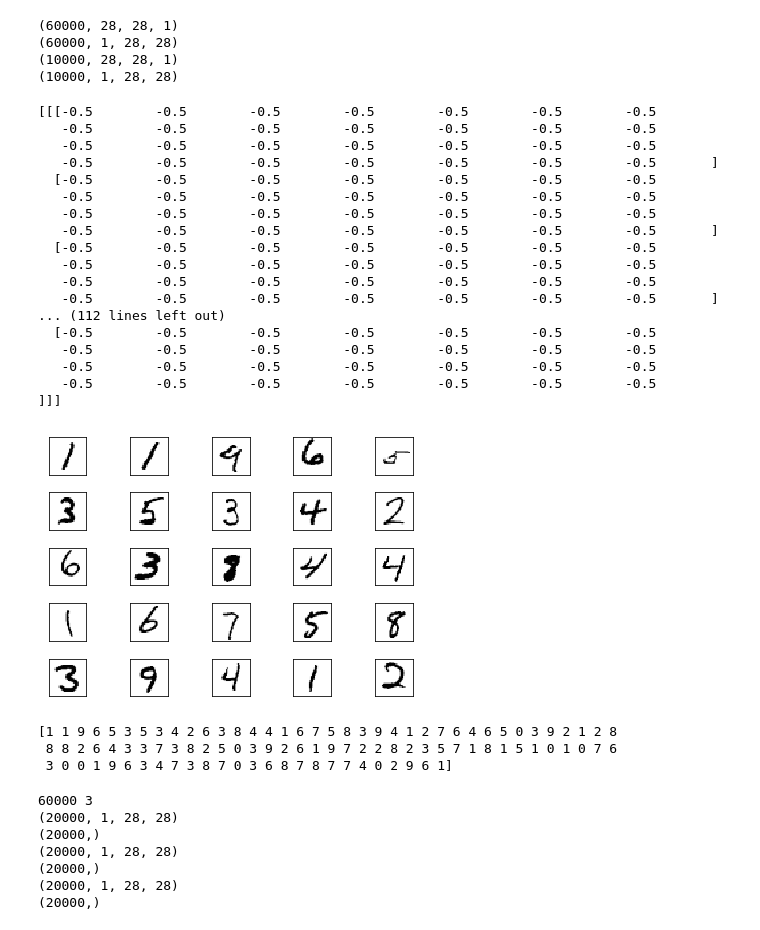
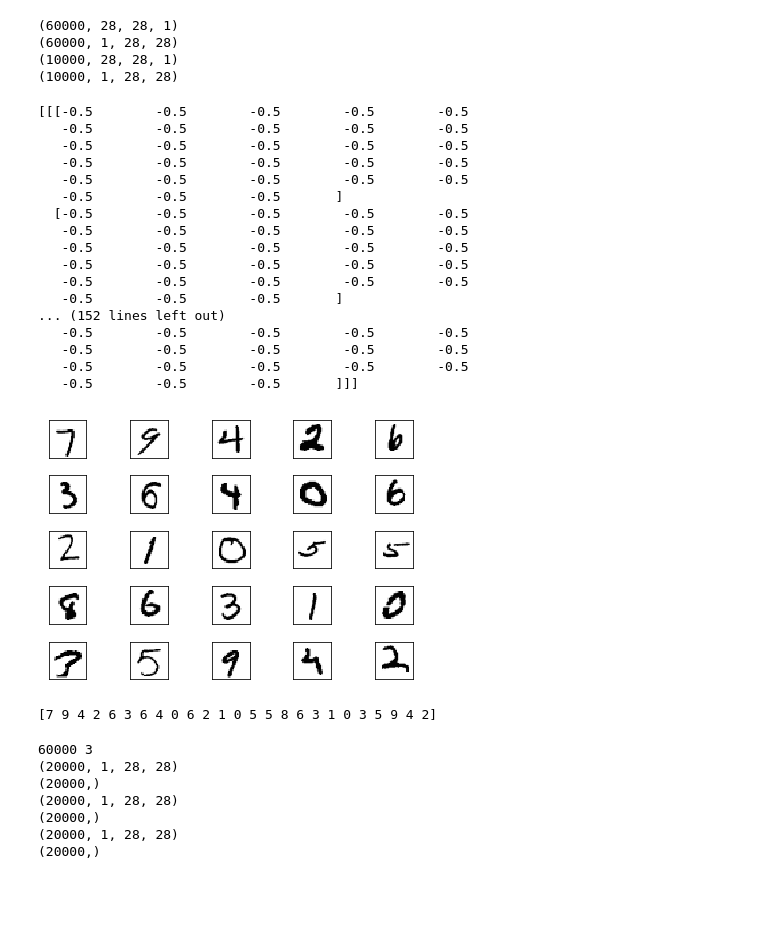
Before and after one commit to andrewhuman/mymnisttest, a Jupyter notebook: nagivate.ipynb, the cells around one changed output. Drawn from its saved outputs; the diff is of its cells as text; code cells hidden in the pictures; blank space fills up the shorter version.

```diff
--- a/nagivate.ipynb
+++ b/nagivate.ipynb
@@ -150,30 +105,28 @@ print(test_real.shape)
 (10000, 1, 28, 28)
 # %%
 print(train_real[0])
-imgs_show(np.squeeze (train_real[50000:50025]),5,5)
-print(train_y[50000:50100])
+imgs_show(np.squeeze (train_real[0:25]),5,5)
+print(train_y[0:25])
 # %% [output]
-[[[-0.5        -0.5        -0.5        -0.5        -0.5        -0.5        -0.5
-   -0.5        -0.5        -0.5        -0.5        -0.5        -0.5        -0.5
-   -0.5        -0.5        -0.5        -0.5        -0.5        -0.5        -0.5
-   -0.5        -0.5        -0.5        -0.5        -0.5        -0.5        -0.5       ]
-  [-0.5        -0.5        -0.5        -0.5        -0.5        -0.5        -0.5
-   -0.5        -0.5        -0.5        -0.5        -0.5        -0.5        -0.5
-   -0.5        -0.5        -0.5        -0.5        -0.5        -0.5        -0.5
-   -0.5        -0.5        -0.5        -0.5        -0.5        -0.5        -0.5       ]
-  [-0.5        -0.5        -0.5        -0.5        -0.5        -0.5        -0.5
-   -0.5        -0.5        -0.5        -0.5        -0.5        -0.5        -0.5
-   -0.5        -0.5        -0.5        -0.5        -0.5        -0.5        -0.5
-   -0.5        -0.5        -0.5        -0.5        -0.5        -0.5        -0.5       ]
-... (112 lines left out)
-  [-0.5        -0.5        -0.5        -0.5        -0.5        -0.5        -0.5
-   -0.5        -0.5        -0.5        -0.5        -0.5        -0.5        -0.5
-   -0.5        -0.5        -0.5        -0.5        -0.5        -0.5        -0.5
-   -0.5        -0.5        -0.5        -0.5        -0.5        -0.5        -0.5       ]]]
+[[[-0.5        -0.5        -0.5        -0.5        -0.5
+   -0.5        -0.5        -0.5        -0.5        -0.5
+   -0.5        -0.5        -0.5        -0.5        -0.5
+   -0.5        -0.5        -0.5        -0.5        -0.5
+   -0.5        -0.5        -0.5        -0.5        -0.5
+   -0.5        -0.5        -0.5       ]
+  [-0.5        -0.5        -0.5        -0.5        -0.5
+   -0.5        -0.5        -0.5        -0.5        -0.5
+   -0.5        -0.5        -0.5        -0.5        -0.5
+   -0.5        -0.5        -0.5        -0.5        -0.5
+   -0.5        -0.5        -0.5        -0.5        -0.5
+   -0.5        -0.5        -0.5       ]
+... (152 lines left out)
+   -0.5        -0.5        -0.5        -0.5        -0.5
+   -0.5        -0.5        -0.5        -0.5        -0.5
+   -0.5        -0.5        -0.5        -0.5        -0.5
+   -0.5        -0.5        -0.5       ]]]
-[figure, old version]
+[figure, new version]
-[1 1 9 6 5 3 5 3 4 2 6 3 8 4 4 1 6 7 5 8 3 9 4 1 2 7 6 4 6 5 0 3 9 2 1 2 8
- 8 8 2 6 4 3 3 7 3 8 2 5 0 3 9 2 6 1 9 7 2 2 8 2 3 5 7 1 8 1 5 1 0 1 0 7 6
- 3 0 0 1 9 6 3 4 7 3 8 7 0 3 6 8 7 8 7 7 4 0 2 9 6 1]
+[7 9 4 2 6 3 6 4 0 6 2 1 0 5 5 8 6 3 1 0 3 5 9 4 2]
 # %%
 def num_flat_features(x):
     size = x.size()[1:]
```
Also changed, not shown: parts of 5 cells of this notebook, 6 other files.
